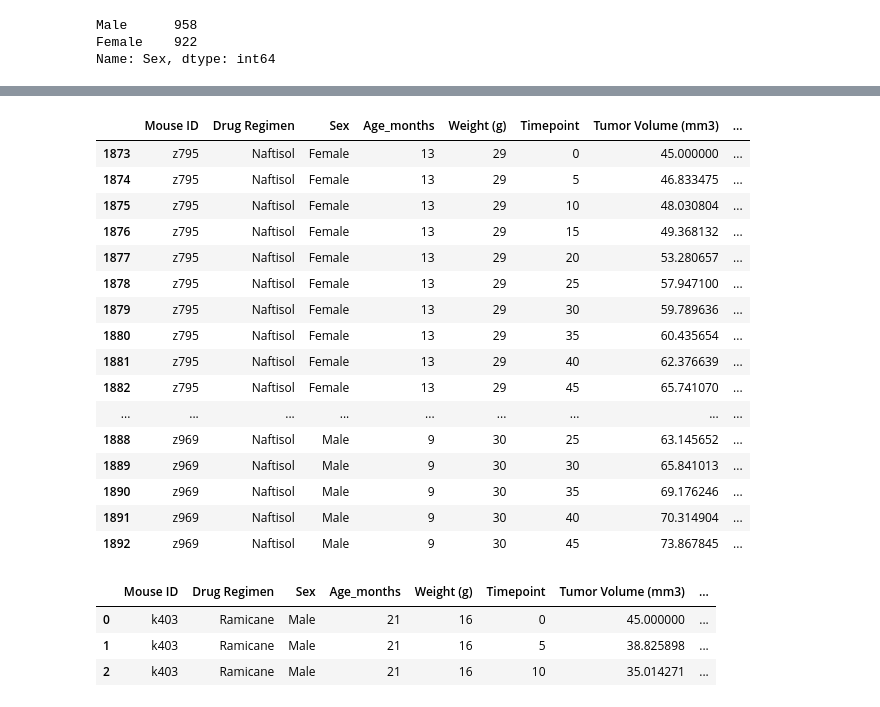
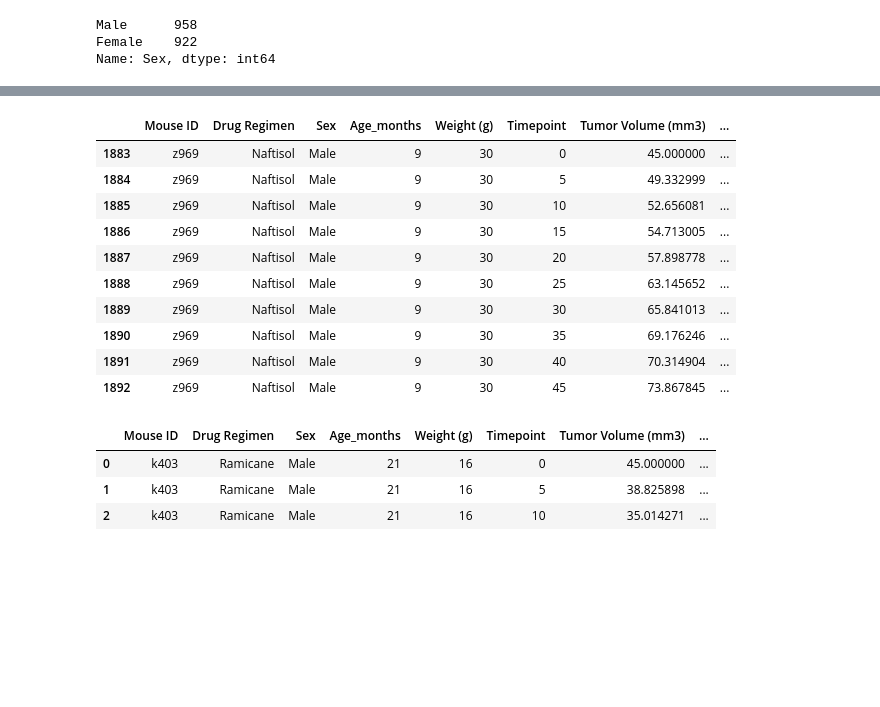
Before and after one commit to 3065923/Pymaceuticals_Burns, a Jupyter notebook: Pymaceuticals/Burns_pymaceuticals.ipynb, the cells around one changed output, grey strips where cells are left out. Saved outputs shown, nothing was run; the diff lists cells and outputs as text; code cells hidden in the pictures; blank space fills up the shorter version.

```diff
--- a/Pymaceuticals/Burns_pymaceuticals.ipynb
+++ b/Pymaceuticals/Burns_pymaceuticals.ipynb
@@ -396,19 +393,13 @@ plt.axis("equal")
 # %%
 #reference
-clean_complete_df.tail(20)
+clean_complete_df.tail(10)
 # %% [output]
 |  | Mouse ID | Drug Regimen | Sex | Age_months | Weight (g) | Timepoint | Tumor Volume (mm3) | ... |
-| 1873 | z795 | Naftisol | Female | 13 | 29 | 0 | 45.000000 | ... |
-| 1874 | z795 | Naftisol | Female | 13 | 29 | 5 | 46.833475 | ... |
-| 1875 | z795 | Naftisol | Female | 13 | 29 | 10 | 48.030804 | ... |
-| 1876 | z795 | Naftisol | Female | 13 | 29 | 15 | 49.368132 | ... |
-| 1877 | z795 | Naftisol | Female | 13 | 29 | 20 | 53.280657 | ... |
-| 1878 | z795 | Naftisol | Female | 13 | 29 | 25 | 57.947100 | ... |
-| 1879 | z795 | Naftisol | Female | 13 | 29 | 30 | 59.789636 | ... |
-| 1880 | z795 | Naftisol | Female | 13 | 29 | 35 | 60.435654 | ... |
-| 1881 | z795 | Naftisol | Female | 13 | 29 | 40 | 62.376639 | ... |
-| 1882 | z795 | Naftisol | Female | 13 | 29 | 45 | 65.741070 | ... |
-| ... | ... | ... | ... | ... | ... | ... | ... | ... |
+| 1883 | z969 | Naftisol | Male | 9 | 30 | 0 | 45.000000 | ... |
+| 1884 | z969 | Naftisol | Male | 9 | 30 | 5 | 49.332999 | ... |
+| 1885 | z969 | Naftisol | Male | 9 | 30 | 10 | 52.656081 | ... |
+| 1886 | z969 | Naftisol | Male | 9 | 30 | 15 | 54.713005 | ... |
+| 1887 | z969 | Naftisol | Male | 9 | 30 | 20 | 57.898778 | ... |
 | 1888 | z969 | Naftisol | Male | 9 | 30 | 25 | 63.145652 | ... |
 | 1889 | z969 | Naftisol | Male | 9 | 30 | 30 | 65.841013 | ... |
 | 1890 | z969 | Naftisol | Male | 9 | 30 | 35 | 69.176246 | ... |
```
Also changed, not shown: parts of 42 cells of this notebook.
